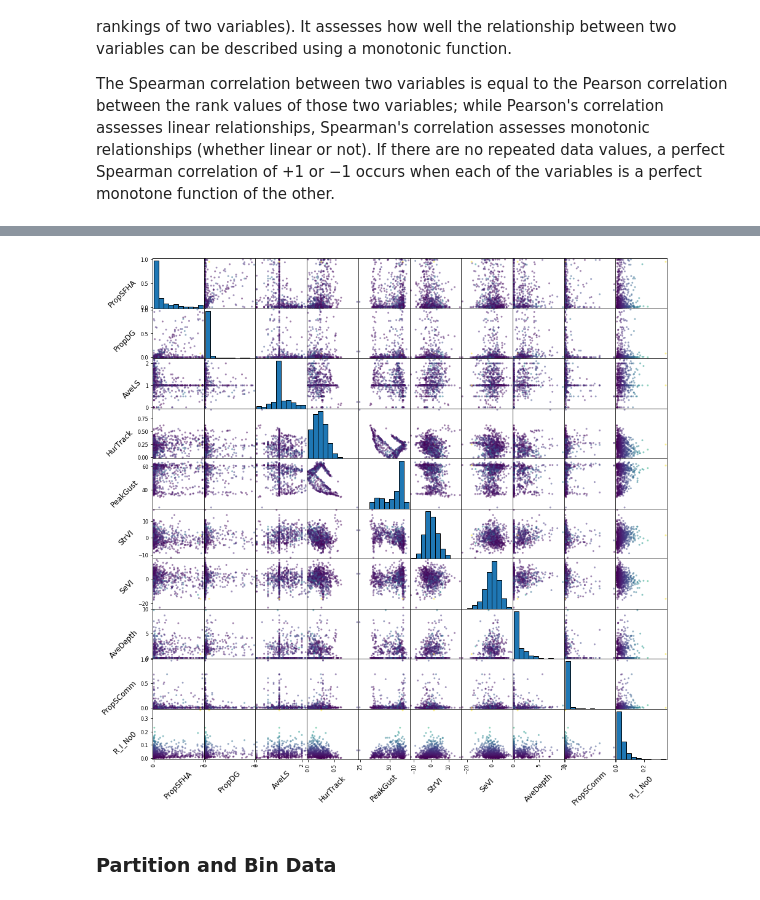
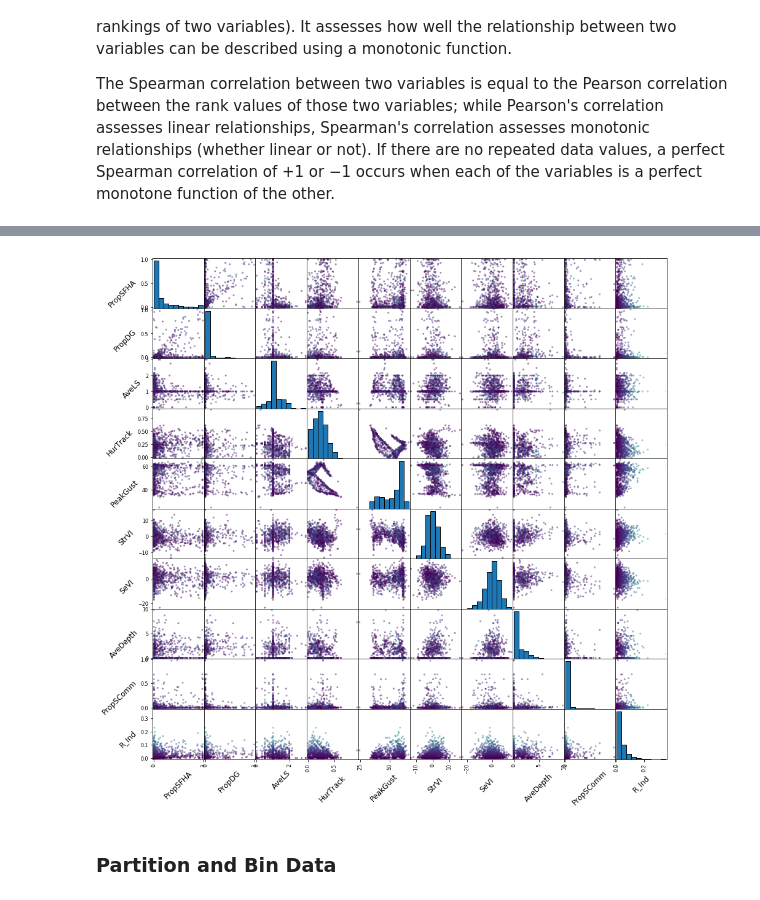
Before and after one commit to l-szczyrba/PR_Maria_RandomForest, a Jupyter notebook: Functions_4.ipynb, the cells around one changed output, grey strips where cells are left out. Saved outputs shown, nothing was run; the diff lists cells and outputs as text; code cells hidden in the pictures.

```diff
--- a/Functions_4.ipynb
+++ b/Functions_4.ipynb
@@ -107,10 +122,10 @@ def feature_matrix(df, target):
         ax.set_ylabel(ax.get_ylabel(), fontsize = 12, rotation = 45, ha='right')
 # %%
 #EXAMPLE:
-target = df['R_I_No0']
+target = df['R_Ind']
 feature_matrix(df, target)
 # %% [output]
-[figure, old version]
+[figure, new version]
 # %% [markdown]
 ### Partition and Bin Data
 # %%
```
Also changed, not shown: parts of 24 cells of this notebook, 9 other files.
